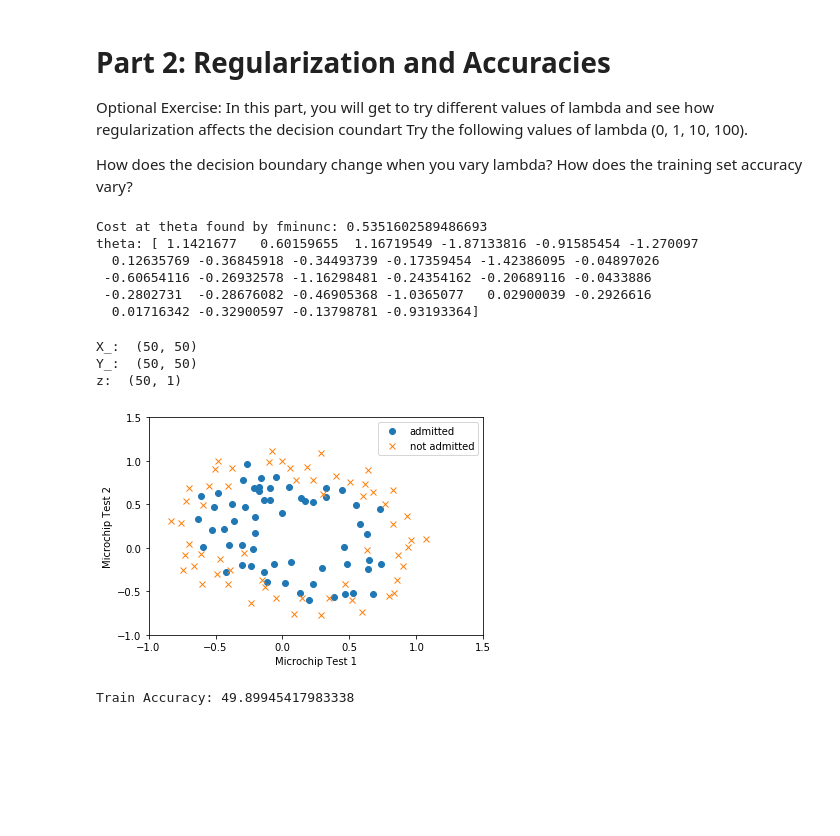
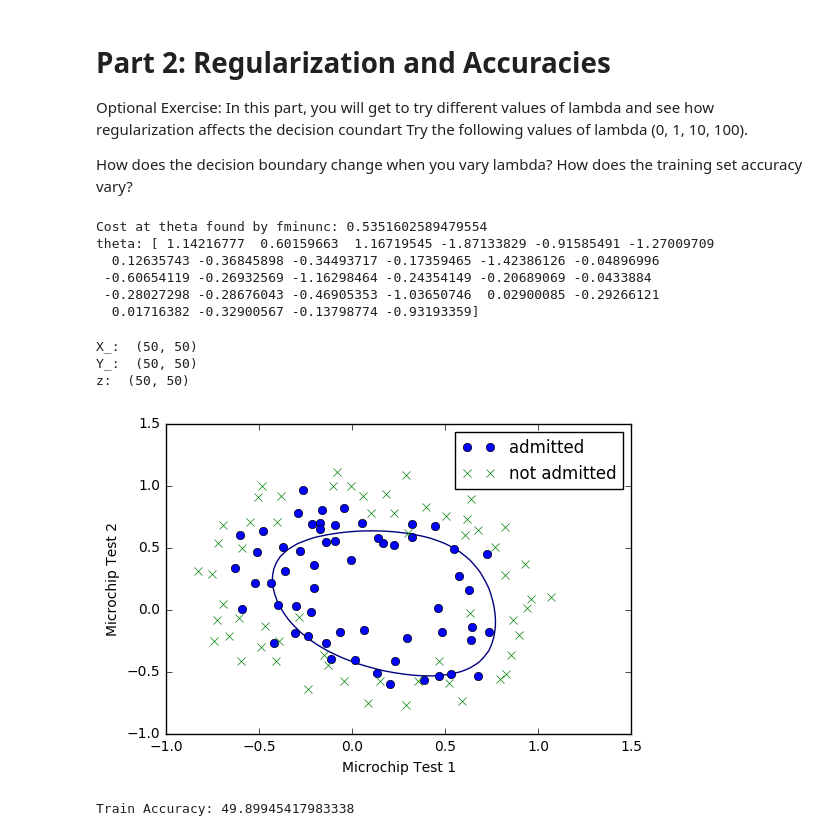
Before and after one commit to oqrusk/coursera_machine_learning, a Jupyter notebook: jupyter/ex2/logistic_regression_reguralized.ipynb, the cells around one changed output. Saved outputs shown, nothing was run; the diff lists cells and outputs as text; code cells hidden in the pictures; blank space fills up the shorter version.

```diff
--- a/jupyter/ex2/logistic_regression_reguralized.ipynb
+++ b/jupyter/ex2/logistic_regression_reguralized.ipynb
@@ -110,6 +109,8 @@ def cost_function_reg(theta, X, y, lmd):
 
 def gradient_descent(theta, X, y, lmd):
     m = y.shape[0] # number of training examples
+    if len(theta.shape) < 2:
+        theta = theta[:, np.newaxis]
     hx = sigmoid(X.dot(theta))
     grad = (1/m) * np.dot(X.T, (hx -  y)) + lmd/m * theta
     return grad.flatten() # return must be a vector , admitting to bfgc
@@ -157,8 +158,7 @@ lmd = 1
 cf = lambda t: cost_function_reg(t, X_m, y, lmd)
 grad = lambda t: gradient_descent(t, X_m, y, lmd)
 
-# res = optimize.minimize(cf, initial_theta, method='BFGS', jac=grad, options={'maxiter': 400})
-res = optimize.minimize(cf, initial_theta,  options={'maxiter': 400})
+res = optimize.minimize(cf, initial_theta, method='BFGS', jac=grad, options={'maxiter': 400})
 
 # Print theta to screen
 print('Cost at theta found by fminunc: {0}'.format(res.fun))
@@ -166,35 +166,44 @@ print('theta:', res.x)
 theta = res.x
 # print(res)
 # %% [output]
-Cost at theta found by fminunc: 0.5351602589486693
-theta: [ 1.1421677   0.60159655  1.16719549 -1.87133816 -0.91585454 -1.270097
-  0.12635769 -0.36845918 -0.34493739 -0.17359454 -1.42386095 -0.04897026
- -0.60654116 -0.26932578 -1.16298481 -0.24354162 -0.20689116 -0.0433886
- -0.2802731  -0.28676082 -0.46905368 -1.0365077   0.02900039 -0.2926616
-  0.01716342 -0.32900597 -0.13798781 -0.93193364]
+Cost at theta found by fminunc: 0.5351602589479554
+theta: [ 1.14216777  0.60159663  1.16719545 -1.87133829 -0.91585491 -1.27009709
+  0.12635743 -0.36845898 -0.34493717 -0.17359465 -1.42386126 -0.04896996
+ -0.60654119 -0.26932569 -1.16298464 -0.24354149 -0.20689069 -0.0433884
+ -0.28027298 -0.28676043 -0.46905353 -1.03650746  0.02900085 -0.29266121
+  0.01716382 -0.32900567 -0.13798774 -0.93193359]
 # %%
+def caluclate_z(u, v, theta):
+    b = []
+    for i in range(0, len(u)):
+        a = []
+        for j in range(0, len(v)):
+            z = map_feature(np.matrix(u[i]), np.matrix(v[j])).dot(theta[:, np.newaxis])
+            a.append(z.item(0))
+        b.append(a)
+    return np.array(b)
+
 def plot_decision_boundary(theta, X, y):
     plot_data(X[:, (1, 2)], y)
 
     # Here is the grid range
     u = np.linspace(-1, 1.5, num=50)
     v = np.linspace(-1, 1.5, num=50)
-    X_, Y_ = np.meshgrid(u, v)    #  z = np.dot(map_feature(u[:, np.newaxis], v[:, np.newaxis]), theta_) #(6, 1)
-    z = map_feature(u[:, np.newaxis], v[:, np.newaxis]).dot(theta[:, np.newaxis])
-    print("X_: ", X_.shape)
-    print("Y_: ", Y_.shape)
-    print("z: ", z.shape)
+    X_, Y_ = np.meshgrid(u, v)    #  z = np.dot(map_feature(u[:, np.newaxis], v[:, np.newaxis]), theta_) #(28, 1)
+    Z_ = caluclate_z(u, v, theta) # Z_shape = (50, 50)
+#     print("X_: ", X_.shape)
+#     print("Y_: ", Y_.shape)
+#     print("z: ", z.shape)
 
-    plt.contour(u[:, np.newaxis], v[:, np.newaxis], z) #  http://ailaby.com/contour/
-#     plt.contour(X_, Y_, z) #  http://ailaby.com/contour/
+    plt.contour(X_, Y_, Z_, levels=[0.5], linewidths=1) #  http://ailaby.com/contour/
     plt.show()
 
 plot_decision_boundary(theta, X_m, y)
 # %% [output]
 X_:  (50, 50)
 Y_:  (50, 50)
-z:  (50, 1)
+z:  (50, 50)
-[figure, old version]
+[figure, new version]
 # %%
 def predict(theta_cv, X):
     m, n = X.shape # Number of training examples
```
Also changed, not shown: parts of 1 cell of this notebook, 5 other files.
